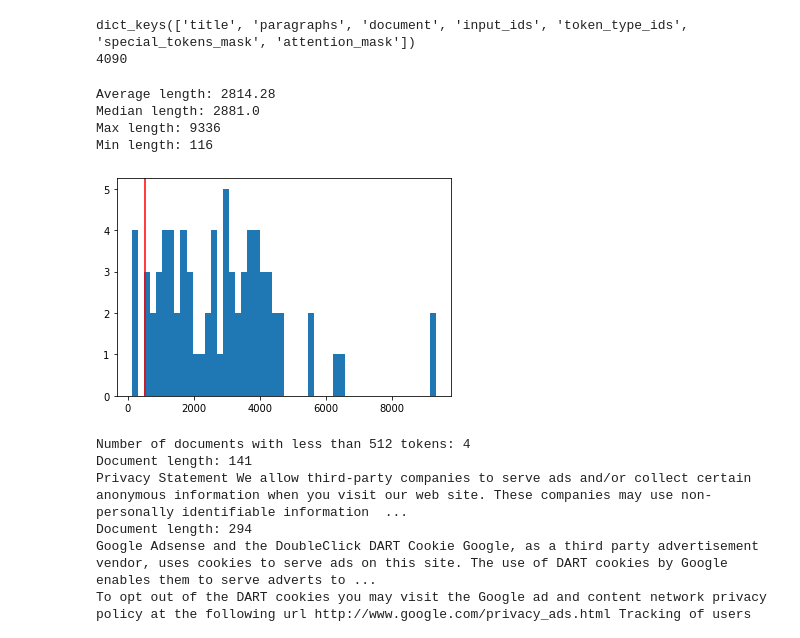
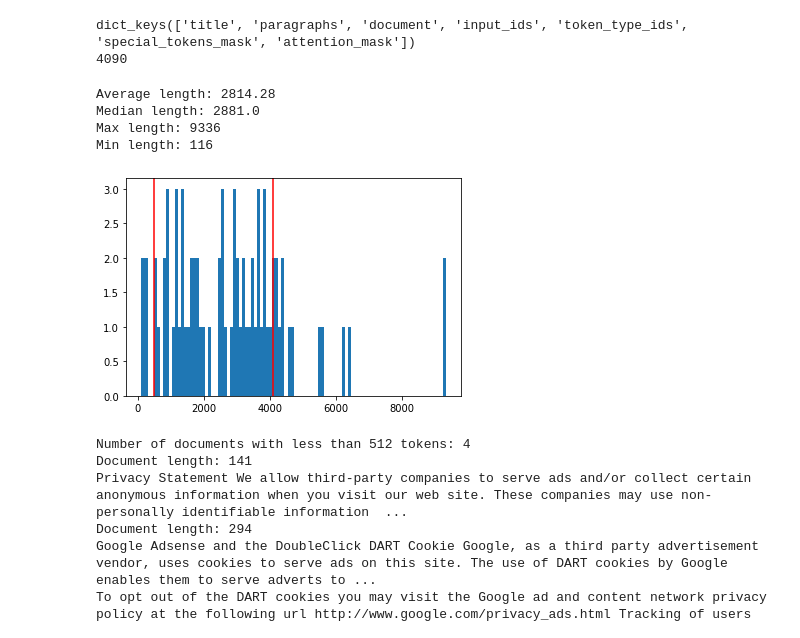
Before and after one commit to Liam-Scott-Russell/Honours, a Jupyter notebook: data.ipynb, the cells around one changed output. Saved outputs shown, nothing was run; the diff lists cells and outputs as text; code cells hidden in the pictures.

```diff
--- a/data.ipynb
+++ b/data.ipynb
@@ -8,5 +10,5 @@ import numpy as np
 # %%
 
 # Load the data from the policyqa folder
-dataset = datasets.load_dataset('json', data_files={'train': 'policyqa/train.json', 'dev': 'policyqa/dev.json', 'test': 'policyqa/test.json'}, field='data')
+dataset = datasets.load_dataset('json', data_files={'train': 'LongPolicyQA/train.json', 'dev': 'LongPolicyQA/dev.json', 'test': 'LongPolicyQA/test.json'}, field='data')
 # %% [output]
@@ -174,21 +99,22 @@ dict_keys(['title', 'paragraphs', 'document', 'input_ids', 'token_type_ids', 'sp
 # %%
 # print the length of all the tokenized documents as a histogram
 data = [len(x["input_ids"][0]) for x in tokenized_long_dataset['train']]
-plot = plt.pyplot.hist(data, bins=50)
+plot = plt.pyplot.hist(data, bins=100)
 
 # plot vertical line at 512
 plt.pyplot.axvline(x=512, color='r', linestyle='-')
+plt.pyplot.axvline(x=4096, color='r', linestyle='-')
 
 print(f"Average length: {np.mean(data)}")
 print(f"Median length: {np.median(data)}")
 print(f"Max length: {np.max(data)}")
 print(f"Min length: {np.min(data)}")
 # %% [output]
 Average length: 2814.28
 Median length: 2881.0
 Max length: 9336
 Min length: 116
-[figure, old version]
+[figure, new version]
 # %%
 short_documents = [x for x in tokenized_long_dataset['train'] if len(x["input_ids"][0]) <= 512]
 print(f"Number of documents with less than 512 tokens: {len(short_documents)}")
```
Also changed, not shown: parts of 9 cells of this notebook, 2 other files.
